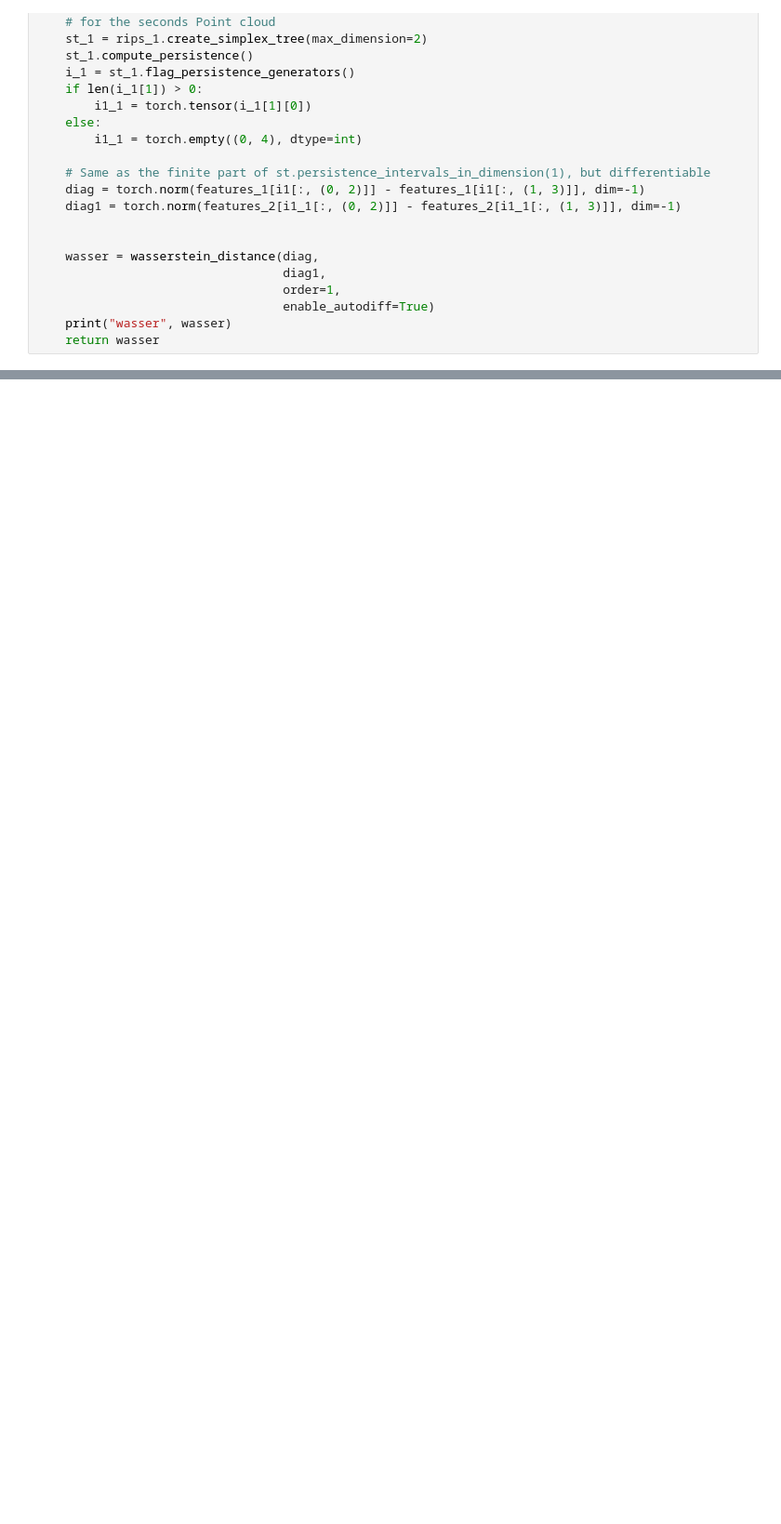
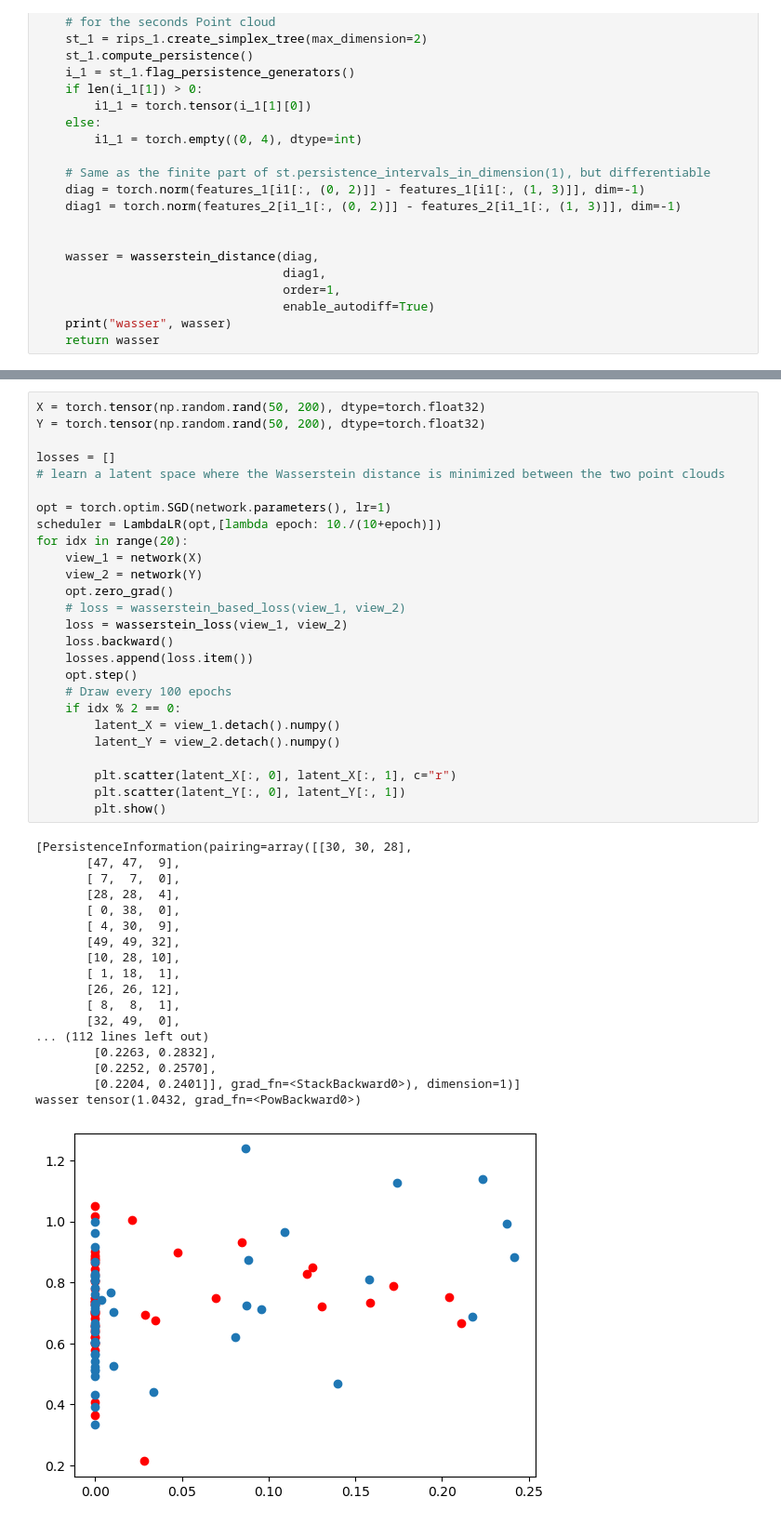
Before and after one commit to jumdc/sim-RIPS, a Jupyter notebook: rips/dummy.ipynb, the cells around one changed output, grey strips where cells are left out. Shown at 93% size. Saved outputs shown, nothing was run; the diff lists cells and outputs as text; blank space fills up the shorter version.

```diff
--- a/rips/dummy.ipynb
+++ b/rips/dummy.ipynb
@@ -143,0 +78,45 @@ wasser tensor(1.0375, grad_fn=<PowBackward0>)
+# %%
+X = torch.tensor(np.random.rand(50, 200), dtype=torch.float32)
+Y = torch.tensor(np.random.rand(50, 200), dtype=torch.float32)
+
+losses = []
+# learn a latent space where the Wasserstein distance is minimized between the two point clouds
+
+opt = torch.optim.SGD(network.parameters(), lr=1)
+scheduler = LambdaLR(opt,[lambda epoch: 10./(10+epoch)])
+for idx in range(20):
+    view_1 = network(X)
+    view_2 = network(Y)
+    opt.zero_grad()
+    # loss = wasserstein_based_loss(view_1, view_2)
+    loss = wasserstein_loss(view_1, view_2)
+    loss.backward()
+    losses.append(loss.item())
+    opt.step()
+    # Draw every 100 epochs
+    if idx % 2 == 0:
+        latent_X = view_1.detach().numpy()
+        latent_Y = view_2.detach().numpy()
+
+        plt.scatter(latent_X[:, 0], latent_X[:, 1], c="r")
+        plt.scatter(latent_Y[:, 0], latent_Y[:, 1])
+        plt.show()
+# %% [output]
+[PersistenceInformation(pairing=array([[30, 30, 28],
+       [47, 47,  9],
+       [ 7,  7,  0],
+       [28, 28,  4],
+       [ 0, 38,  0],
+       [ 4, 30,  9],
+       [49, 49, 32],
+       [10, 28, 10],
+       [ 1, 18,  1],
+       [26, 26, 12],
+       [ 8,  8,  1],
+       [32, 49,  0],
+... (112 lines left out)
+        [0.2263, 0.2832],
+        [0.2252, 0.2570],
+        [0.2204, 0.2401]], grad_fn=<StackBackward0>), dimension=1)]
+wasser tensor(1.0432, grad_fn=<PowBackward0>)
+[figure, added]
```
Also changed, not shown: parts of 7 cells of this notebook.
